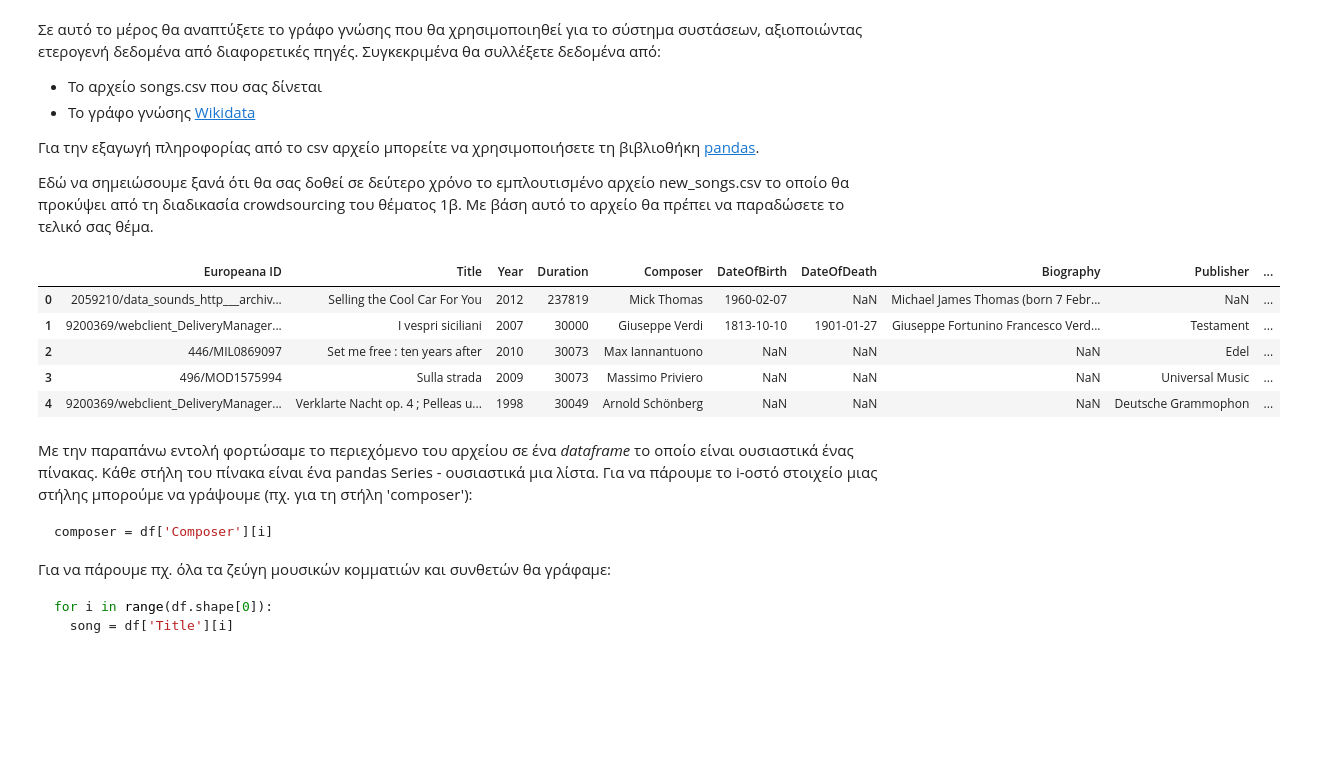
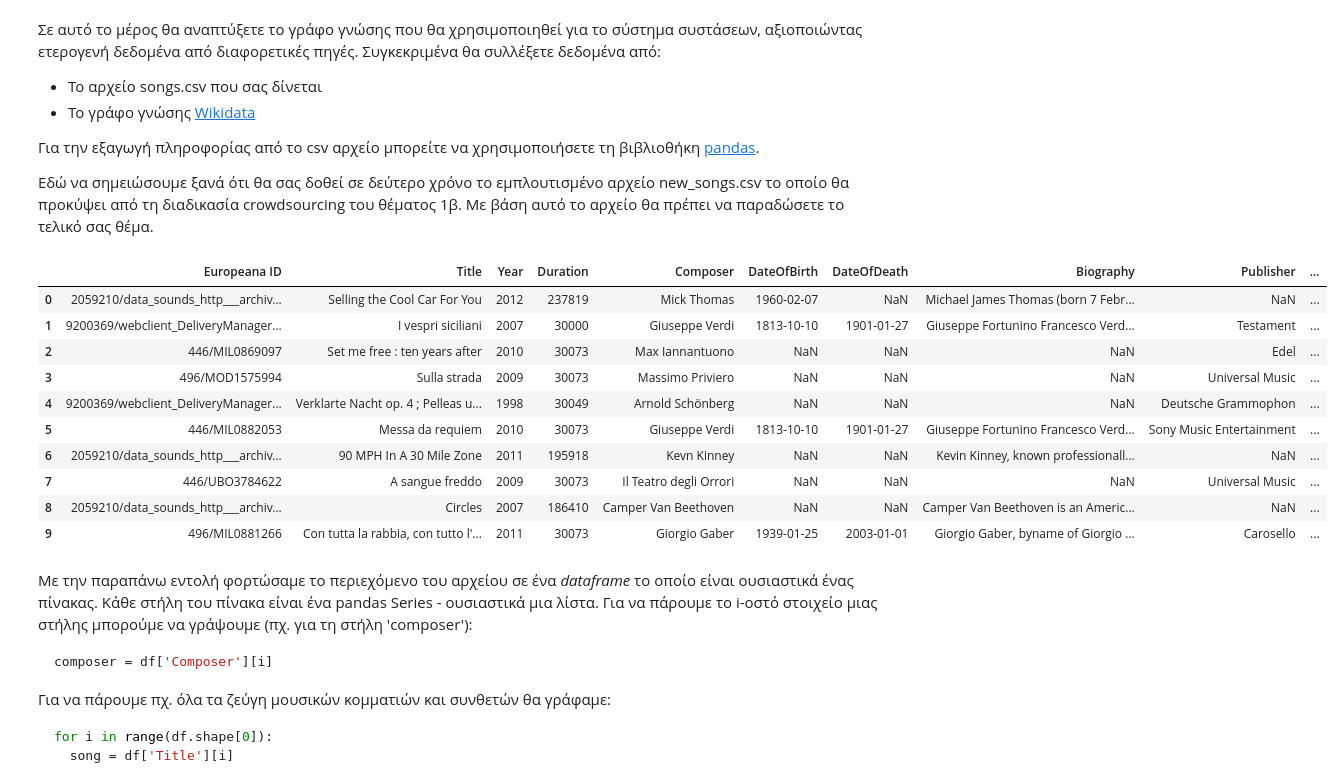
Before and after one commit to nikolastas/Knowledge-Systems-and-Technologies-2021-2022, a Jupyter notebook: Part1/Python/Ex1a.ipynb, the cells around one changed output. Drawn from its saved outputs; the diff is of its cells as text; code cells hidden in the pictures; blank space fills up the shorter version.

````diff
--- a/Part1/Python/Ex1a.ipynb
+++ b/Part1/Python/Ex1a.ipynb
@@ -334,14 +334,19 @@ songs with vivaldi:
 # %%
 import pandas as pd
 df = pd.read_csv('songs.csv').drop("Unnamed: 0", axis=1)
-df.head()
+df.head(10)
 # %% [output]
 |  | Europeana ID | Title | Year | Duration | Composer | DateOfBirth | DateOfDeath | Biography | Publisher | ... |
 | 0 | 2059210/data_sounds_http___archiv... | Selling the Cool Car For You | 2012 | 237819 | Mick Thomas | 1960-02-07 | NaN | Michael James Thomas (born 7 Febr... | NaN | ... |
 | 1 | 9200369/webclient_DeliveryManager... | I vespri siciliani | 2007 | 30000 | Giuseppe Verdi | 1813-10-10 | 1901-01-27 | Giuseppe Fortunino Francesco Verd... | Testament | ... |
 | 2 | 446/MIL0869097 | Set me free : ten years after | 2010 | 30073 | Max Iannantuono | NaN | NaN | NaN | Edel | ... |
 | 3 | 496/MOD1575994 | Sulla strada | 2009 | 30073 | Massimo Priviero | NaN | NaN | NaN | Universal Music | ... |
 | 4 | 9200369/webclient_DeliveryManager... | Verklarte Nacht op. 4 ; Pelleas u... | 1998 | 30049 | Arnold Schönberg | NaN | NaN | NaN | Deutsche Grammophon | ... |
+| 5 | 446/MIL0882053 | Messa da requiem | 2010 | 30073 | Giuseppe Verdi | 1813-10-10 | 1901-01-27 | Giuseppe Fortunino Francesco Verd... | Sony Music Entertainment | ... |
+| 6 | 2059210/data_sounds_http___archiv... | 90 MPH In A 30 Mile Zone | 2011 | 195918 | Kevn Kinney | NaN | NaN | Kevin Kinney, known professionall... | NaN | ... |
+| 7 | 446/UBO3784622 | A sangue freddo | 2009 | 30073 | Il Teatro degli Orrori | NaN | NaN | NaN | Universal Music | ... |
+| 8 | 2059210/data_sounds_http___archiv... | Circles | 2007 | 186410 | Camper Van Beethoven | NaN | NaN | Camper Van Beethoven is an Americ... | NaN | ... |
+| 9 | 496/MIL0881266 | Con tutta la rabbia, con tutto l'... | 2011 | 30073 | Giorgio Gaber | 1939-01-25 | 2003-01-01 | Giorgio Gaber, byname of Giorgio ... | Carosello | ... |
 # %% [markdown]
 Με την παραπάνω εντολή φορτώσαμε το περιεχόμενο του αρχείου σε ένα *dataframe* το οποίο είναι ουσιαστικά ένας πίνακας. Κάθε στήλη του πίνακα είναι ένα pandas Series - ουσιαστικά μια λίστα. Για να πάρουμε το i-οστό στοιχείο μιας στήλης μπορούμε να γράψουμε (πχ. για τη στήλη 'composer'):
 ```python
````
Also changed, not shown: parts of 4 cells of this notebook.
